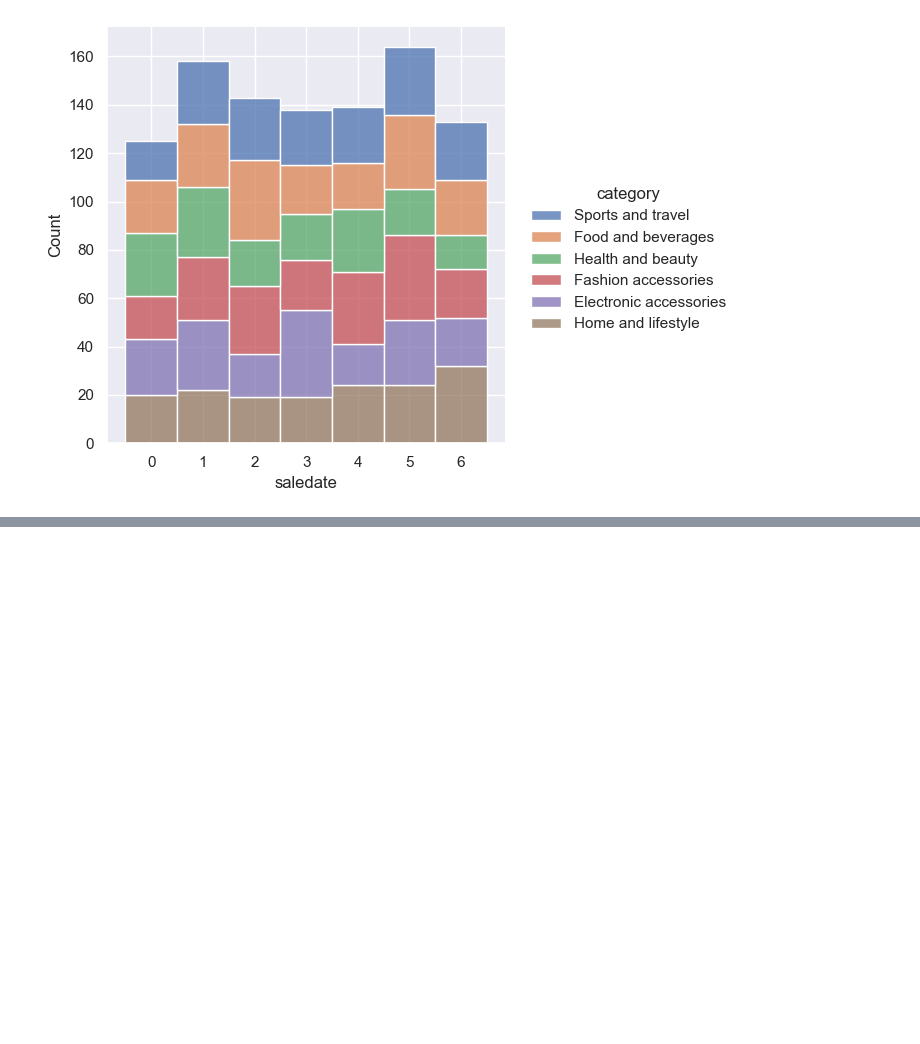
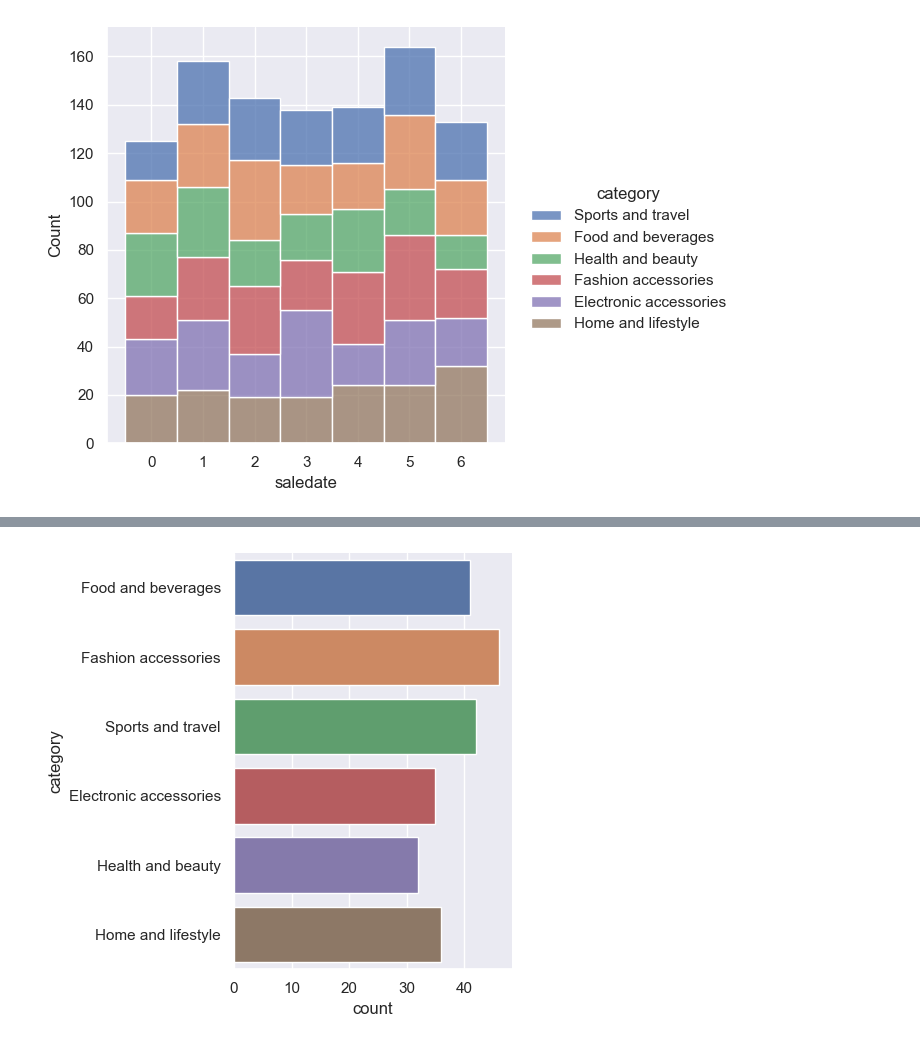
Before and after one commit to zdravoj/data-science-foundations, a Jupyter notebook: Supermarket_Sales/Supermarket_sales_analysis.ipynb, the cells around one changed output, grey strips where cells are left out. Drawn from its saved outputs; the diff is of its cells as text; code cells hidden in the pictures; blank space fills up the shorter version.

```diff
--- a/Supermarket_Sales/Supermarket_sales_analysis.ipynb
+++ b/Supermarket_Sales/Supermarket_sales_analysis.ipynb
@@ -1072,0 +1084,15 @@ g = sns.displot(
+# %%
+# get transactions with unit prices above $80
+high_price_items = supermarket_data.loc[
+    supermarket_data['unit_price'] >= 80.0
+]
+# %%
+# transactions with high-price items by category
+sns.catplot(
+    data= high_price_items,
+    y= 'category',
+    kind= 'count',
+    orient= 'horizontal'
+);
+# %% [output]
+[figure, added]
```
Also changed, not shown: parts of 6 cells of this notebook.
